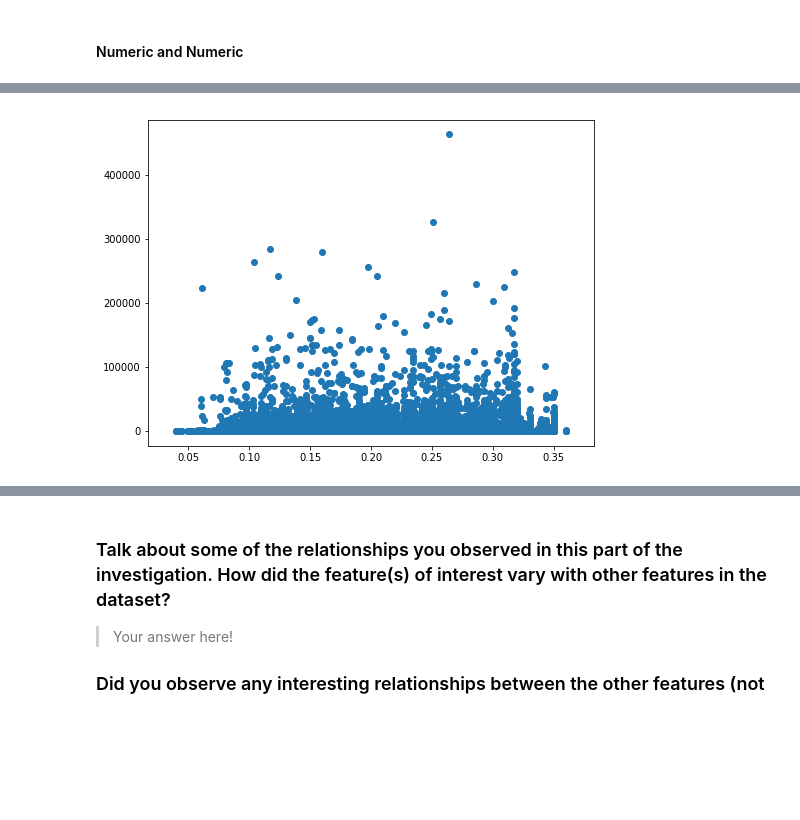
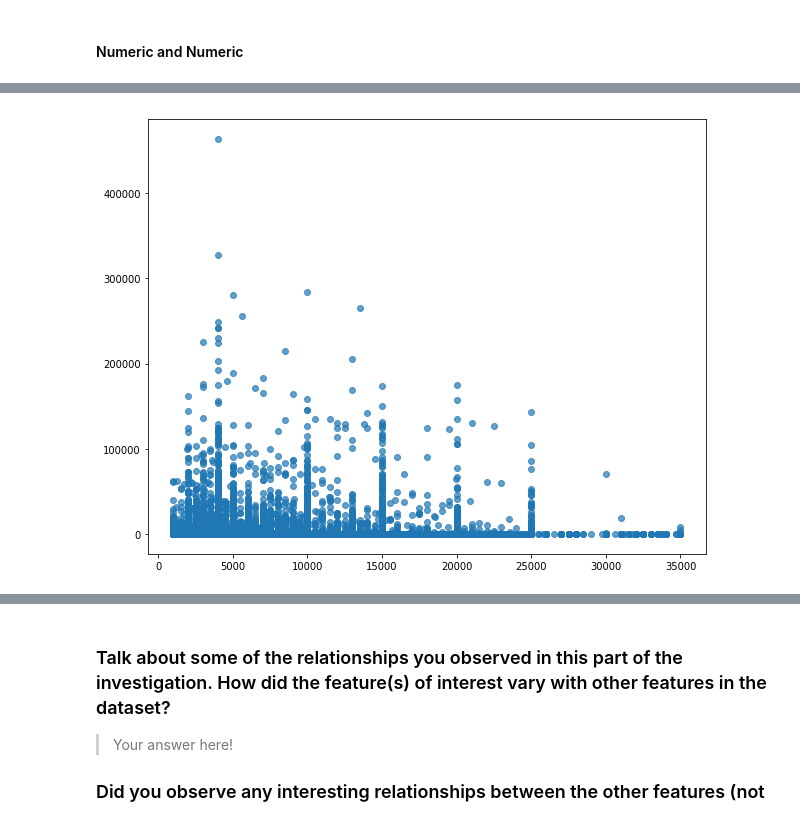
Before and after one commit to suefenali/data_analysis_nanodegree, a Jupyter notebook: project_5/exploration.ipynb, the cells around one changed output, grey strips where cells are left out. Drawn from its saved outputs; the diff is of its cells as text; code cells hidden in the pictures; blank space fills up the shorter version.

```diff
--- a/project_5/exploration.ipynb
+++ b/project_5/exploration.ipynb
@@ -217,0 +227,7 @@ loan.sample(3, random_state=13)
+# %%
+terms = {'Term': [12, 36, 60],
+                      'Term_Months': ['12 months', '36 months', '60 months']}
+
+terms = pd.DataFrame(terms)
+loan = loan.merge(terms, on='Term', how='left')
+loan.drop(columns=['Term'], inplace=True)
@@ -405,5 +442,5 @@ plt.ylabel('LoanOriginalAmount');
 # %%
-plt.figure(figsize=(8,6))
-plt.scatter(data=loan, x='BorrowerRate', y='AmountDelinquent');
+plt.figure(figsize=(10,8))
+plt.scatter(data=loan, x='LoanOriginalAmount', y='AmountDelinquent', alpha=0.7);
 # %% [output]
-[figure, old version]
+[figure, new version]
```
Also changed, not shown: parts of 31 cells of this notebook.
